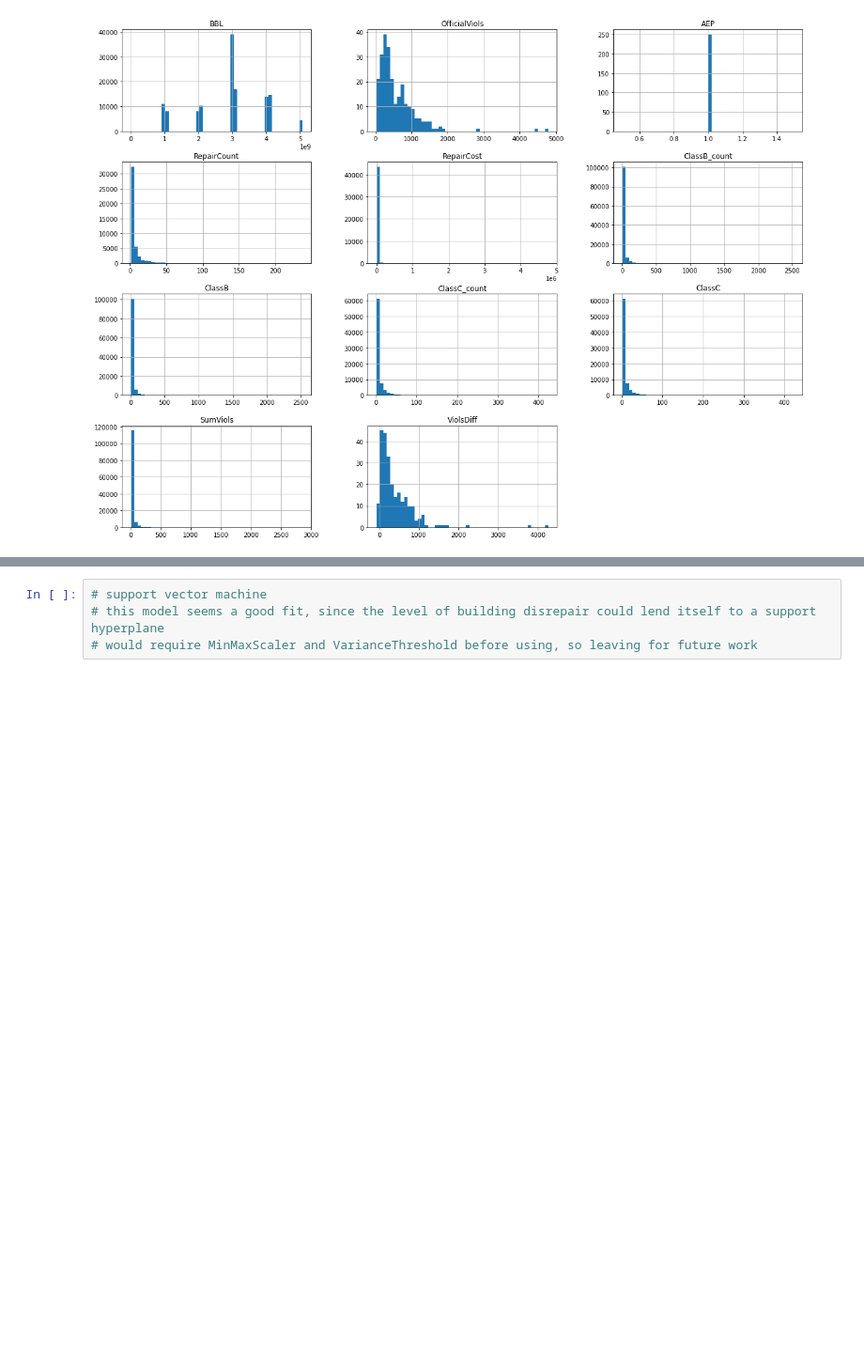
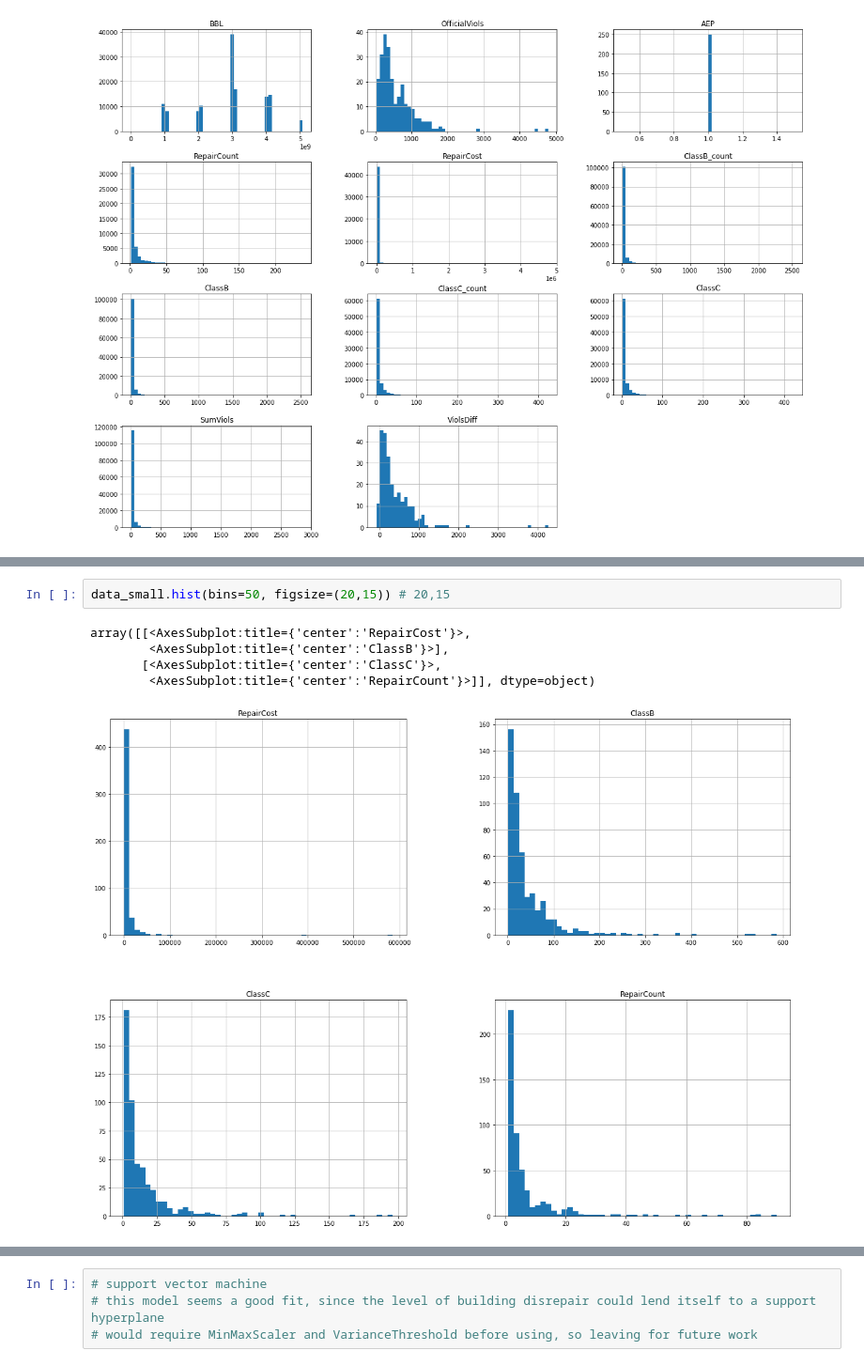
Before and after one commit to amagnasco/HBURS, a Jupyter notebook: hburs_2.ipynb, the cells around one changed output, grey strips where cells are left out. Shown at 94% size. Drawn from its saved outputs; the diff is of its cells as text; blank space fills up the shorter version.

```diff
--- a/hburs_2.ipynb
+++ b/hburs_2.ipynb
@@ -96,0 +107,8 @@ dtype: int64
+# %%
+data_small.hist(bins=50, figsize=(20,15)) # 20,15
+# %% [output]
+array([[<AxesSubplot:title={'center':'RepairCost'}>,
+        <AxesSubplot:title={'center':'ClassB'}>],
+       [<AxesSubplot:title={'center':'ClassC'}>,
+        <AxesSubplot:title={'center':'RepairCount'}>]], dtype=object)
+[figure, added]
```
Also changed, not shown: parts of 20 cells of this notebook.
